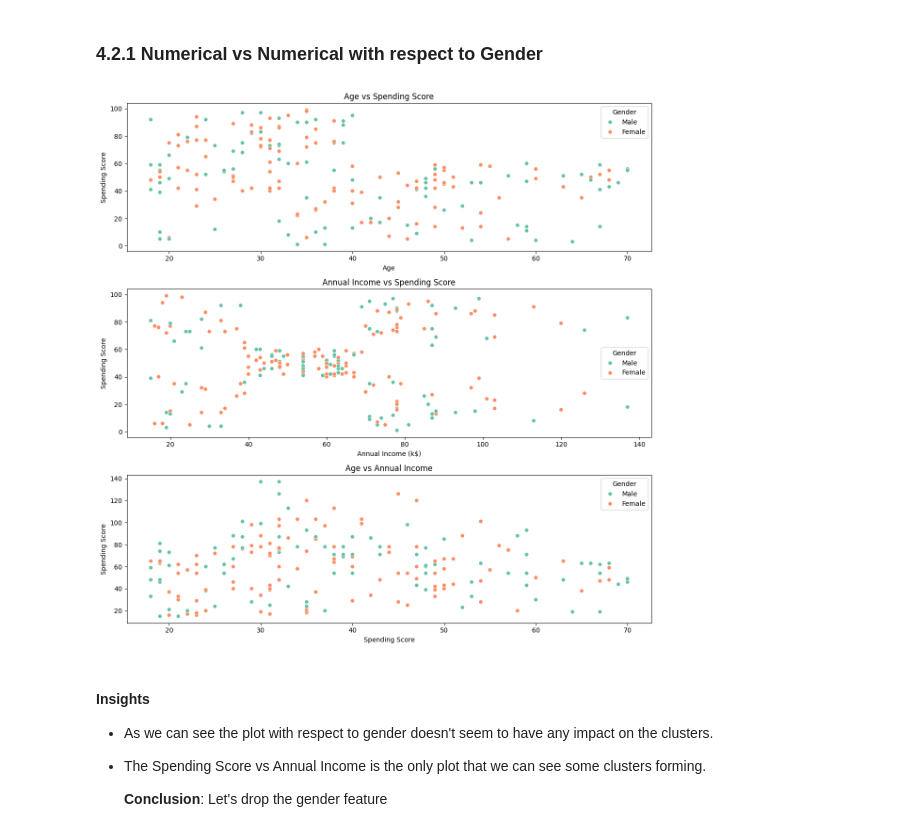
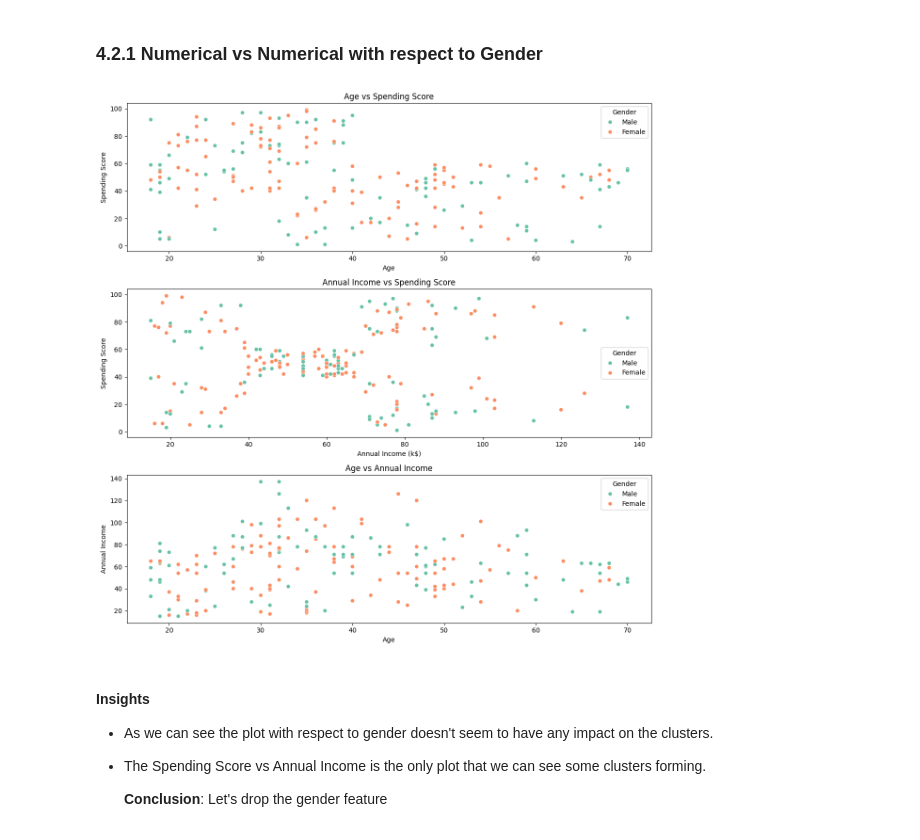
Before and after one commit to Zayed-2211/mall-customer-analysis, a Jupyter notebook: notebook.ipynb, the cells around one changed output. Saved outputs shown, nothing was run; the diff lists cells and outputs as text; code cells hidden in the pictures.

```diff
--- a/notebook.ipynb
+++ b/notebook.ipynb
@@ -261,32 +261,32 @@ plt.show()
 # %%
 # Set up the figure and subplots
 fig, axes = plt.subplots(3, 1, figsize=(12, 12))  # 3 rows, 1 column, adjusting figure size for better view
 
 # Scatter plot for Age vs Spending Score
 sns.scatterplot(x='Age', y='Spending Score (1-100)', hue='Gender', data=df, ax=axes[0], palette='Set2')
 axes[0].set_title('Age vs Spending Score')
 axes[0].set_xlabel('Age')
 axes[0].set_ylabel('Spending Score')
 
 # Scatter plot for Annual Income vs Spending Score
 sns.scatterplot(x='Annual Income (k$)', y='Spending Score (1-100)', hue='Gender', data=df, ax=axes[1], palette='Set2')
 axes[1].set_title('Annual Income vs Spending Score')
 axes[1].set_xlabel('Annual Income (k$)')
 axes[1].set_ylabel('Spending Score')
 
-# Scatter plot for Spending Score (Self-loop) - if you need comparison against itself
+# Scatter plot for Age vs Annual Income
 sns.scatterplot(x='Age', y='Annual Income (k$)', hue='Gender', data=df, ax=axes[2], palette='Set2')
 axes[2].set_title('Age vs Annual Income')
-axes[2].set_xlabel('Spending Score')
-axes[2].set_ylabel('Spending Score')
+axes[2].set_xlabel('Age')
+axes[2].set_ylabel('Annual Income')
 
 # Adjust the layout to avoid overlap
 plt.tight_layout()
 
 # Show the plot
 plt.show()
 # %% [output]
-[figure, old version]
+[figure, new version]
 # %% [markdown]
 #### **Insights**
 
```
Also changed, not shown: parts of 3 cells of this notebook.
